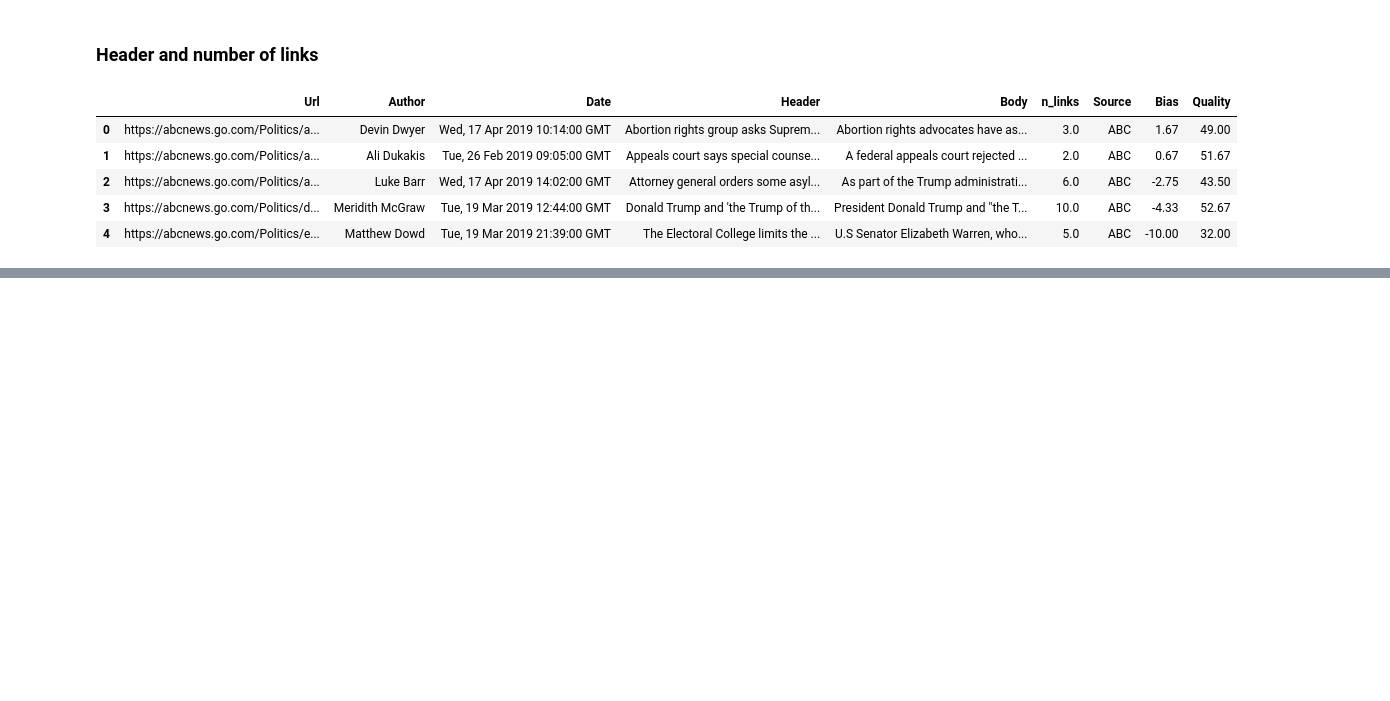
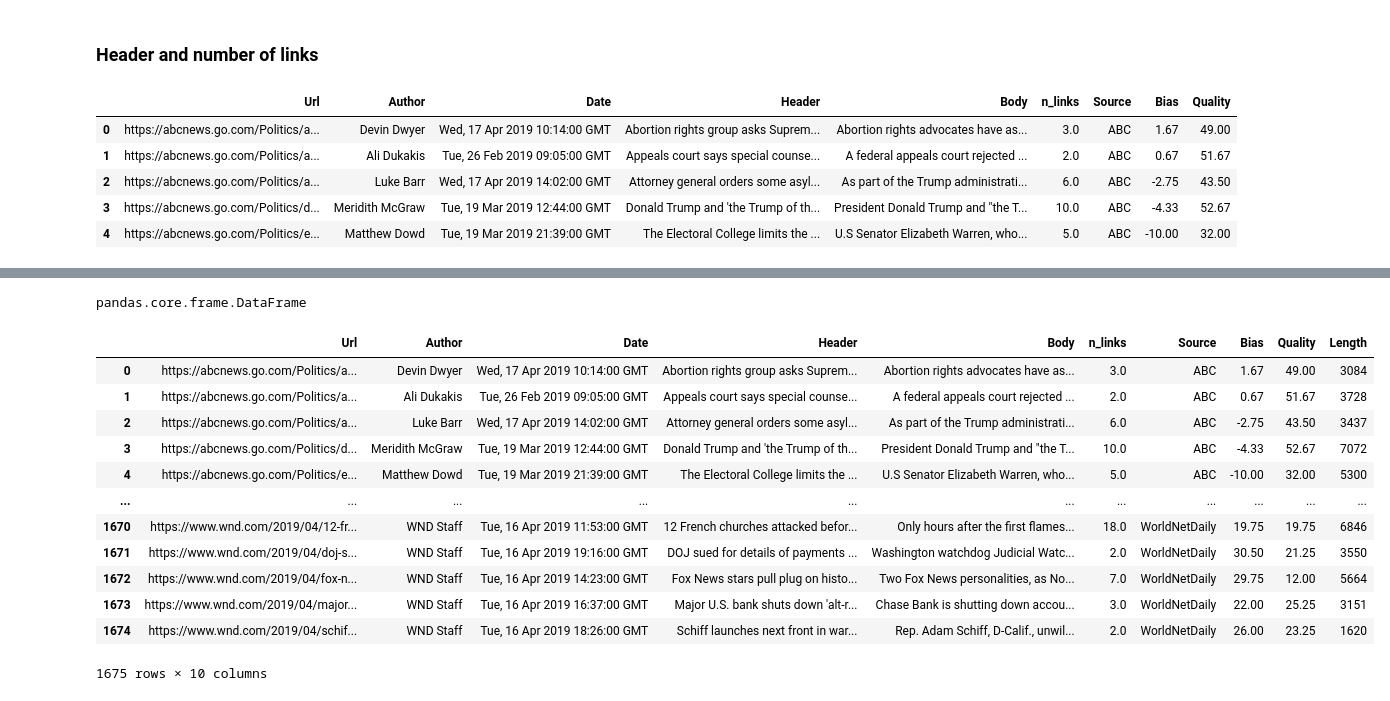
Before and after one commit to anitailango/affinity, a Jupyter notebook: backend/notebooks/Ensemble of Classifiers.ipynb, the cells around one changed output, grey strips where cells are left out. Drawn from its saved outputs; the diff is of its cells as text; code cells hidden in the pictures; blank space fills up the shorter version.

Commit message:
added length to dataframe

```diff
--- a/backend/notebooks/Ensemble of Classifiers.ipynb
+++ b/backend/notebooks/Ensemble of Classifiers.ipynb
@@ -288,0 +296,21 @@ ROC Score is:  0.67093242623903
+# %%
+type(df_total_data)
+# %% [output]
+pandas.core.frame.DataFrame
+# %%
+df_total_data['Length'] = df_total_data.apply(lambda row: len(row.Body), axis=1)
+df_total_data
+# %% [output]
+|  | Url | Author | Date | Header | Body | n_links | Source | Bias | Quality | Length |
+| 0 | https://abcnews.go.com/Politics/a... | Devin Dwyer | Wed, 17 Apr 2019 10:14:00 GMT | Abortion rights group asks Suprem... | Abortion rights advocates have as... | 3.0 | ABC | 1.67 | 49.00 | 3084 |
+| 1 | https://abcnews.go.com/Politics/a... | Ali Dukakis | Tue, 26 Feb 2019 09:05:00 GMT | Appeals court says special counse... | A federal appeals court rejected ... | 2.0 | ABC | 0.67 | 51.67 | 3728 |
+| 2 | https://abcnews.go.com/Politics/a... | Luke Barr | Wed, 17 Apr 2019 14:02:00 GMT | Attorney general orders some asyl... | As part of the Trump administrati... | 6.0 | ABC | -2.75 | 43.50 | 3437 |
+| 3 | https://abcnews.go.com/Politics/d... | Meridith McGraw | Tue, 19 Mar 2019 12:44:00 GMT | Donald Trump and 'the Trump of th... | President Donald Trump and "the T... | 10.0 | ABC | -4.33 | 52.67 | 7072 |
+| 4 | https://abcnews.go.com/Politics/e... | Matthew Dowd | Tue, 19 Mar 2019 21:39:00 GMT | The Electoral College limits the ... | U.S Senator Elizabeth Warren, who... | 5.0 | ABC | -10.00 | 32.00 | 5300 |
+| ... | ... | ... | ... | ... | ... | ... | ... | ... | ... | ... |
+| 1670 | https://www.wnd.com/2019/04/12-fr... | WND Staff | Tue, 16 Apr 2019 11:53:00 GMT | 12 French churches attacked befor... | Only hours after the first flames... | 18.0 | WorldNetDaily | 19.75 | 19.75 | 6846 |
+| 1671 | https://www.wnd.com/2019/04/doj-s... | WND Staff | Tue, 16 Apr 2019 19:16:00 GMT | DOJ sued for details of payments ... | Washington watchdog Judicial Watc... | 2.0 | WorldNetDaily | 30.50 | 21.25 | 3550 |
+| 1672 | https://www.wnd.com/2019/04/fox-n... | WND Staff | Tue, 16 Apr 2019 14:23:00 GMT | Fox News stars pull plug on histo... | Two Fox News personalities, as No... | 7.0 | WorldNetDaily | 29.75 | 12.00 | 5664 |
+| 1673 | https://www.wnd.com/2019/04/major... | WND Staff | Tue, 16 Apr 2019 16:37:00 GMT | Major U.S. bank shuts down 'alt-r... | Chase Bank is shutting down accou... | 3.0 | WorldNetDaily | 22.00 | 25.25 | 3151 |
+| 1674 | https://www.wnd.com/2019/04/schif... | WND Staff | Tue, 16 Apr 2019 18:26:00 GMT | Schiff launches next front in war... | Rep. Adam Schiff, D-Calif., unwil... | 2.0 | WorldNetDaily | 26.00 | 23.25 | 1620 |
+1675 rows × 10 columns
```
Also changed, not shown: parts of 16 cells of this notebook.
